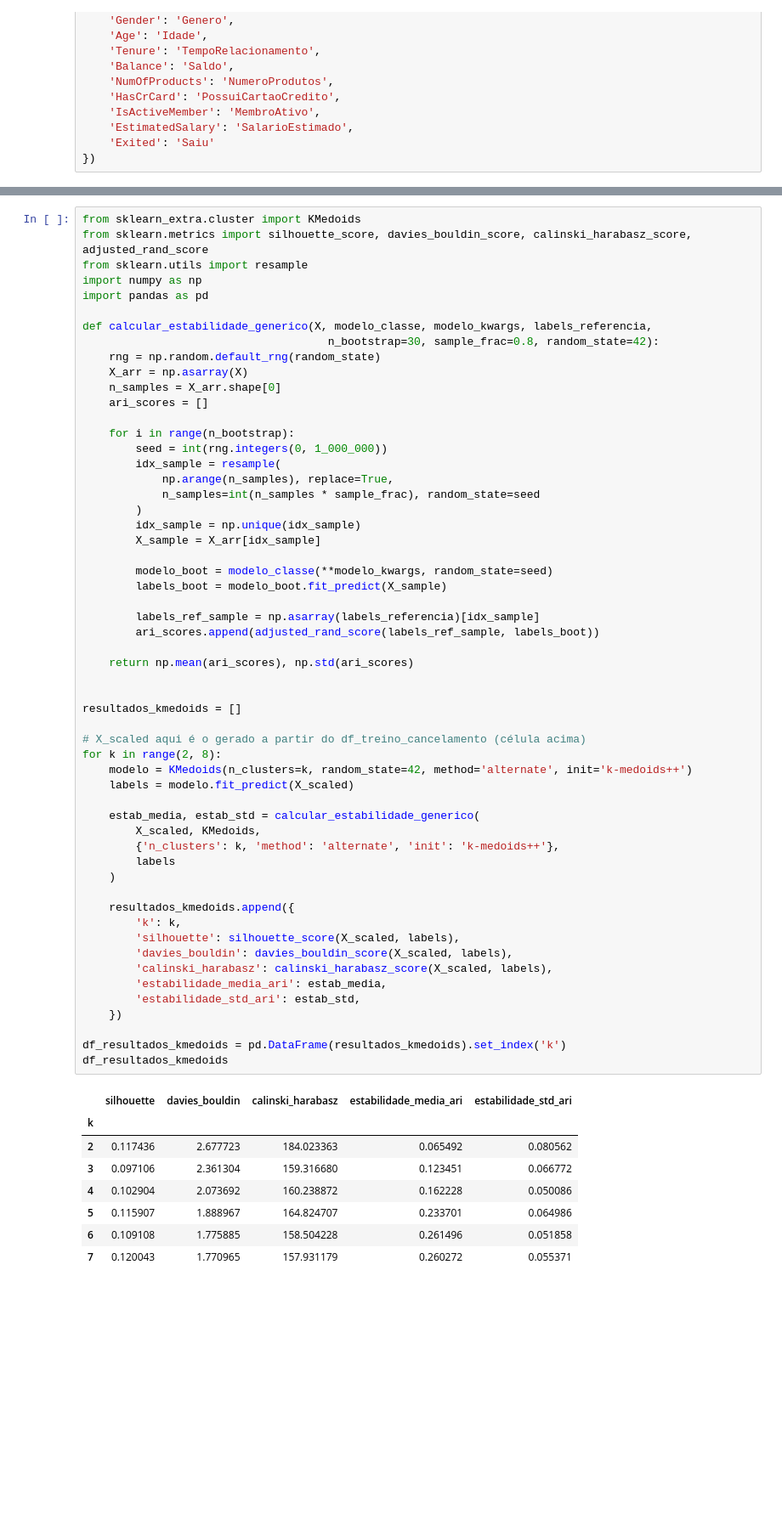
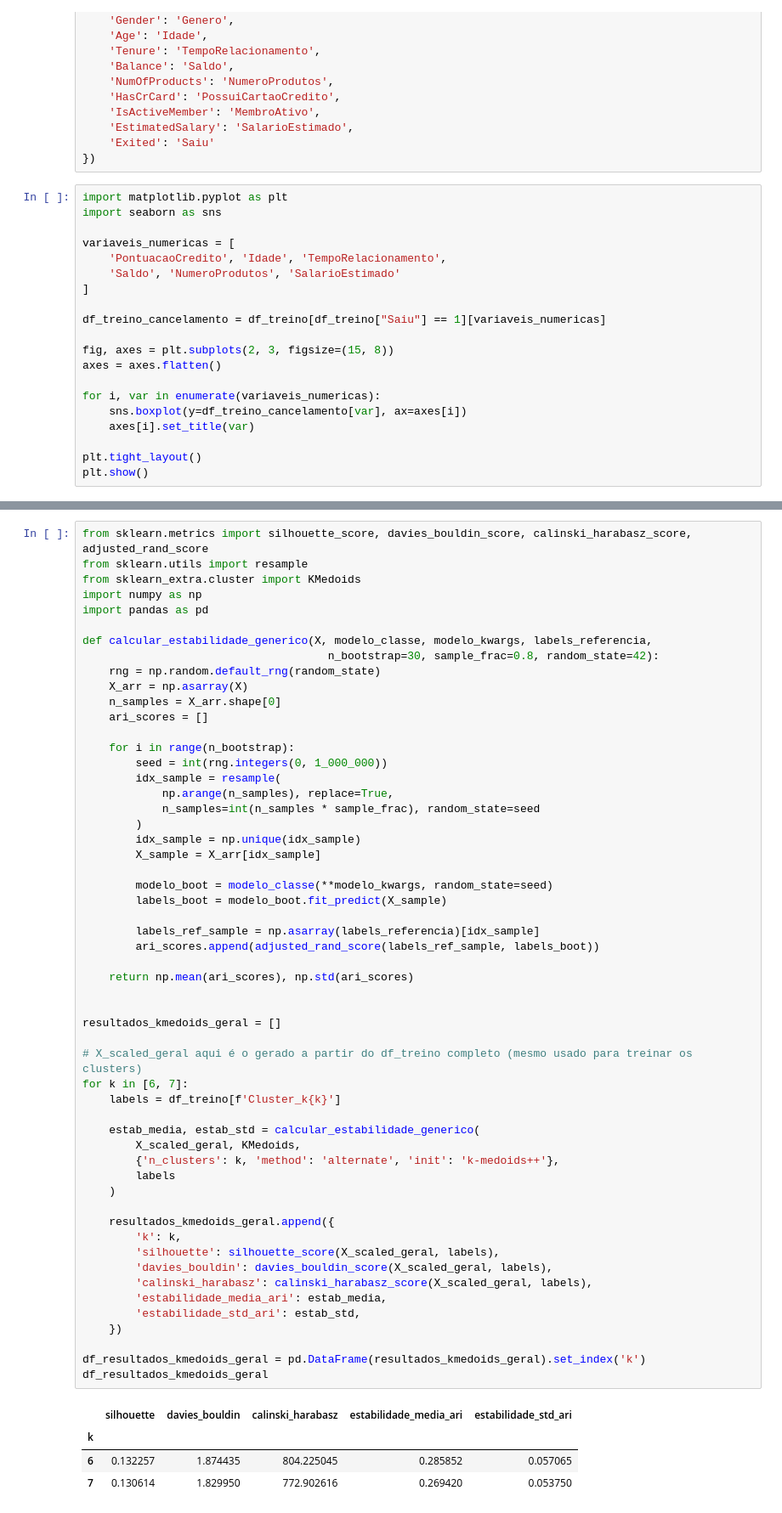
Before and after one commit to GustavoNachbar/churn-dataset-clusters-classify-tests, a Jupyter notebook: k_medoids.ipynb, the cells around one changed output, grey strips where cells are left out. Shown at 85% size. Drawn from its saved outputs; the diff is of its cells as text; blank space fills up the shorter version.

```diff
--- a/k_medoids.ipynb
+++ b/k_medoids.ipynb
@@ -109,3 +109,23 @@ df_treino = df_treino.rename(columns={
     'EstimatedSalary': 'SalarioEstimado',
     'Exited': 'Saiu'
 })
+# %%
+import matplotlib.pyplot as plt
+import seaborn as sns
+
+variaveis_numericas = [
+    'PontuacaoCredito', 'Idade', 'TempoRelacionamento',
+    'Saldo', 'NumeroProdutos', 'SalarioEstimado'
+]
+
+df_treino_cancelamento = df_treino[df_treino["Saiu"] == 1][variaveis_numericas]
+
+fig, axes = plt.subplots(2, 3, figsize=(15, 8))
+axes = axes.flatten()
+
+for i, var in enumerate(variaveis_numericas):
+    sns.boxplot(y=df_treino_cancelamento[var], ax=axes[i])
+    axes[i].set_title(var)
+
+plt.tight_layout()
+plt.show()
@@ -125,7 +484,7 @@ X_scaled = scaler_cancelamento.fit_transform(df_treino_cancelamento)
 # %%
-from sklearn_extra.cluster import KMedoids
 from sklearn.metrics import silhouette_score, davies_bouldin_score, calinski_harabasz_score, adjusted_rand_score
 from sklearn.utils import resample
+from sklearn_extra.cluster import KMedoids
 import numpy as np
 import pandas as pd
 
@@ -142,48 +501,43 @@ def calcular_estabilidade_generico(X, modelo_classe, modelo_kwargs, labels_refer
             np.arange(n_samples), replace=True,
             n_samples=int(n_samples * sample_frac), random_state=seed
         )
         idx_sample = np.unique(idx_sample)
         X_sample = X_arr[idx_sample]
 
         modelo_boot = modelo_classe(**modelo_kwargs, random_state=seed)
         labels_boot = modelo_boot.fit_predict(X_sample)
 
         labels_ref_sample = np.asarray(labels_referencia)[idx_sample]
         ari_scores.append(adjusted_rand_score(labels_ref_sample, labels_boot))
 
     return np.mean(ari_scores), np.std(ari_scores)
 
 
-resultados_kmedoids = []
+resultados_kmedoids_geral = []
 
-# X_scaled aqui é o gerado a partir do df_treino_cancelamento (célula acima)
-for k in range(2, 8):
-    modelo = KMedoids(n_clusters=k, random_state=42, method='alternate', init='k-medoids++')
-    labels = modelo.fit_predict(X_scaled)
+# X_scaled_geral aqui é o gerado a partir do df_treino completo (mesmo usado para treinar os clusters)
+for k in [6, 7]:
+    labels = df_treino[f'Cluster_k{k}']
 
     estab_media, estab_std = calcular_estabilidade_generico(
-        X_scaled, KMedoids,
+        X_scaled_geral, KMedoids,
         {'n_clusters': k, 'method': 'alternate', 'init': 'k-medoids++'},
         labels
     )
 
-    resultados_kmedoids.append({
+    resultados_kmedoids_geral.append({
         'k': k,
-        'silhouette': silhouette_score(X_scaled, labels),
-        'davies_bouldin': davies_bouldin_score(X_scaled, labels),
-        'calinski_harabasz': calinski_harabasz_score(X_scaled, labels),
+        'silhouette': silhouette_score(X_scaled_geral, labels),
+        'davies_bouldin': davies_bouldin_score(X_scaled_geral, labels),
+        'calinski_harabasz': calinski_harabasz_score(X_scaled_geral, labels),
         'estabilidade_media_ari': estab_media,
         'estabilidade_std_ari': estab_std,
     })
 
-df_resultados_kmedoids = pd.DataFrame(resultados_kmedoids).set_index('k')
-df_resultados_kmedoids
+df_resultados_kmedoids_geral = pd.DataFrame(resultados_kmedoids_geral).set_index('k')
+df_resultados_kmedoids_geral
 # %% [output]
 |  | silhouette | davies_bouldin | calinski_harabasz | estabilidade_media_ari | estabilidade_std_ari |
 | k |  |  |  |  |  |
-| 2 | 0.117436 | 2.677723 | 184.023363 | 0.065492 | 0.080562 |
-| 3 | 0.097106 | 2.361304 | 159.316680 | 0.123451 | 0.066772 |
-| 4 | 0.102904 | 2.073692 | 160.238872 | 0.162228 | 0.050086 |
-| 5 | 0.115907 | 1.888967 | 164.824707 | 0.233701 | 0.064986 |
-| 6 | 0.109108 | 1.775885 | 158.504228 | 0.261496 | 0.051858 |
-| 7 | 0.120043 | 1.770965 | 157.931179 | 0.260272 | 0.055371 |
+| 6 | 0.132257 | 1.874435 | 804.225045 | 0.285852 | 0.057065 |
+| 7 | 0.130614 | 1.829950 | 772.902616 | 0.269420 | 0.053750 |
```
Also changed, not shown: parts of 14 cells of this notebook.
